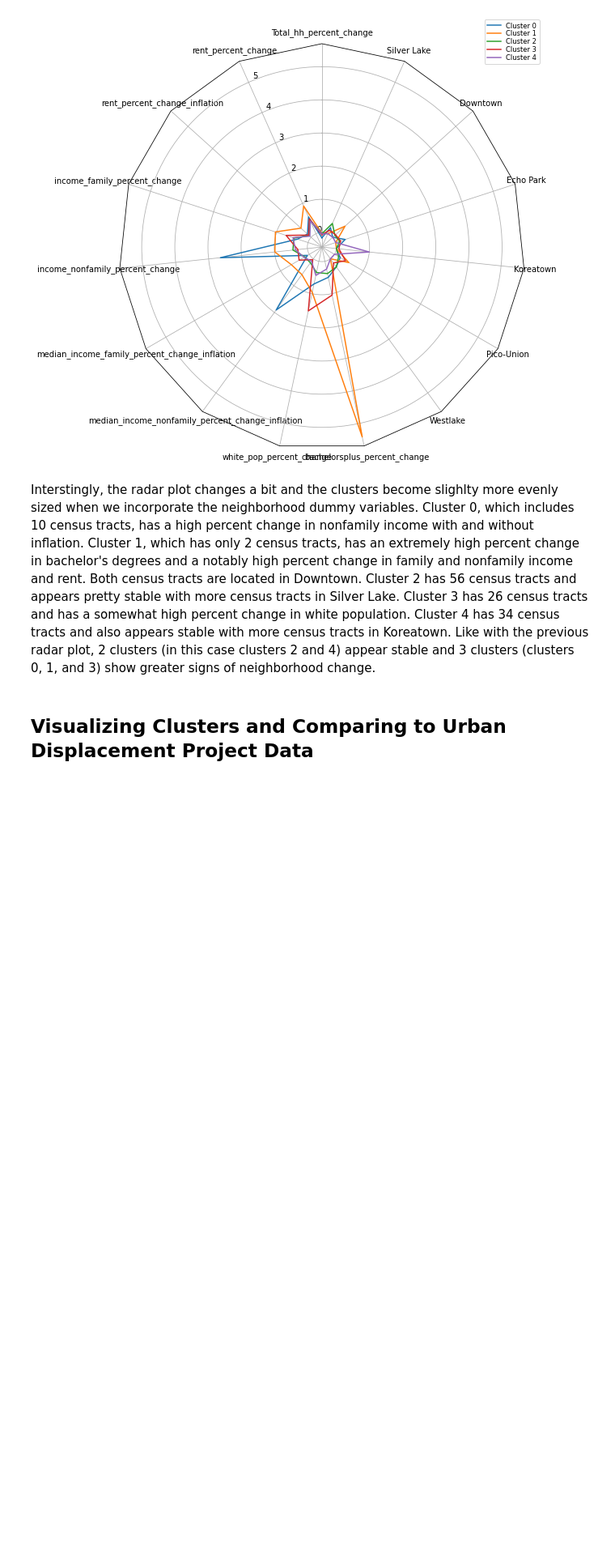
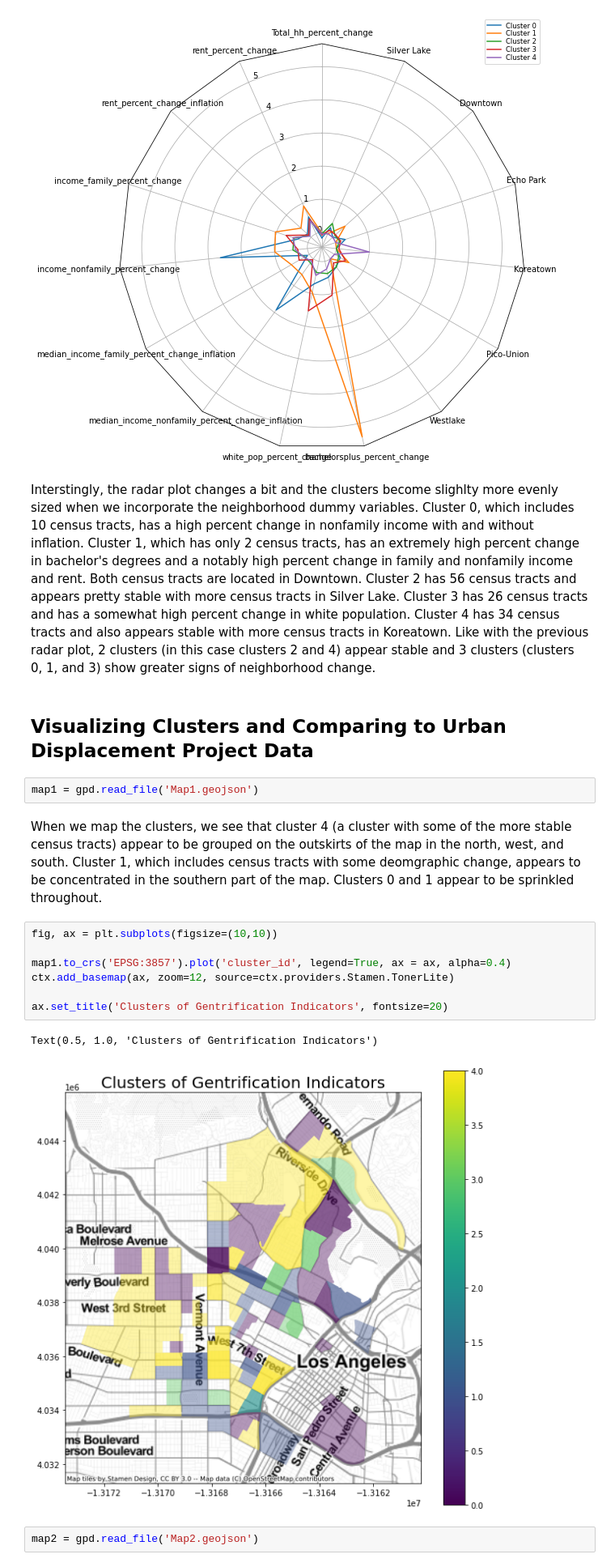
Before and after one commit to micamobrien/UDS-Project--Full-Team-, a Jupyter notebook: Final Notebook .ipynb, the cells around one changed output. Shown at 81% size. Saved outputs shown, nothing was run; the diff lists cells and outputs as text; blank space fills up the shorter version.

```diff
--- a/Final Notebook .ipynb
+++ b/Final Notebook .ipynb
@@ -236,3 +238,19 @@ radar_plot (kmeans, cluster3)
 Interstingly, the radar plot changes a bit and the clusters become slighlty more evenly sized when we incorporate the neighborhood dummy variables. Cluster 0, which includes 10 census tracts, has a high percent change in nonfamily income with and without inflation. Cluster 1, which has only 2 census tracts, has an extremely high percent change in bachelor's degrees and a notably high percent change in family and nonfamily income and rent. Both census tracts are located in Downtown. Cluster 2 has 56 census tracts and appears pretty stable with more census tracts in Silver Lake. Cluster 3 has 26 census tracts and has a somewhat high percent change in white population. Cluster 4 has 34 census tracts and also appears stable with more census tracts in Koreatown. Like with the previous radar plot, 2 clusters (in this case clusters 2 and 4) appear stable and 3 clusters (clusters 0, 1, and 3) show greater signs of neighborhood change.
 # %% [markdown]
 ## Visualizing Clusters and Comparing to Urban Displacement Project Data
+# %%
+map1 = gpd.read_file('Map1.geojson')
+# %% [markdown]
+When we map the clusters, we see that cluster 4 (a cluster with some of the more stable census tracts) appear to be grouped on the outskirts of the map in the north, west, and south. Cluster 1, which includes census tracts with some deomgraphic change, appears to be concentrated in the southern part of the map. Clusters 0 and 1 appear to be sprinkled throughout.
+# %%
+fig, ax = plt.subplots(figsize=(10,10))
+
+map1.to_crs('EPSG:3857').plot('cluster_id', legend=True, ax = ax, alpha=0.4)
+ctx.add_basemap(ax, zoom=12, source=ctx.providers.Stamen.TonerLite)
+
+ax.set_title('Clusters of Gentrification Indicators', fontsize=20)
+# %% [output]
+Text(0.5, 1.0, 'Clusters of Gentrification Indicators')
+[figure, added]
+# %%
+map2 = gpd.read_file('Map2.geojson')
```
Also changed, not shown: parts of 6 cells of this notebook, 4 other files.
